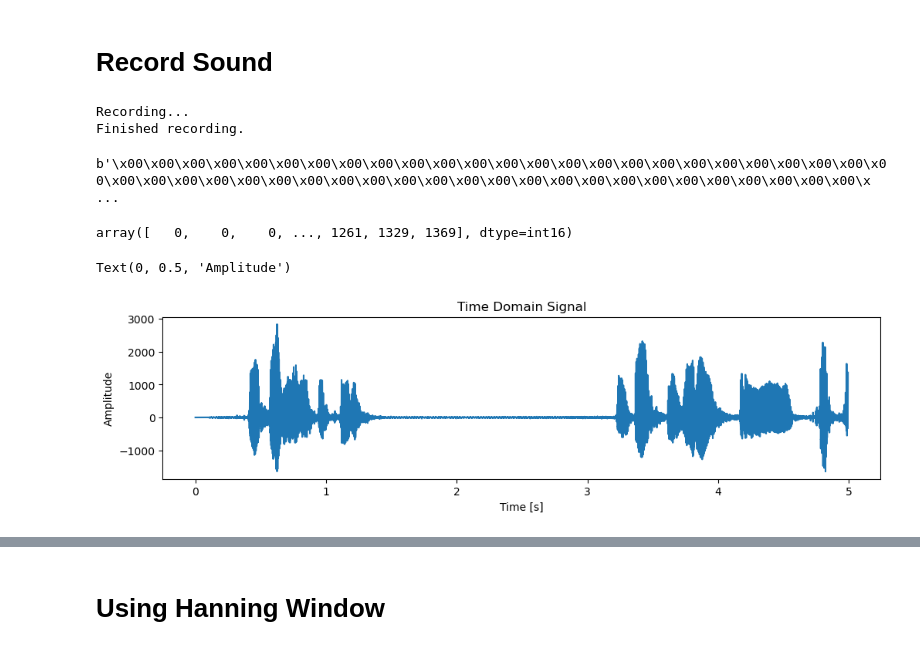
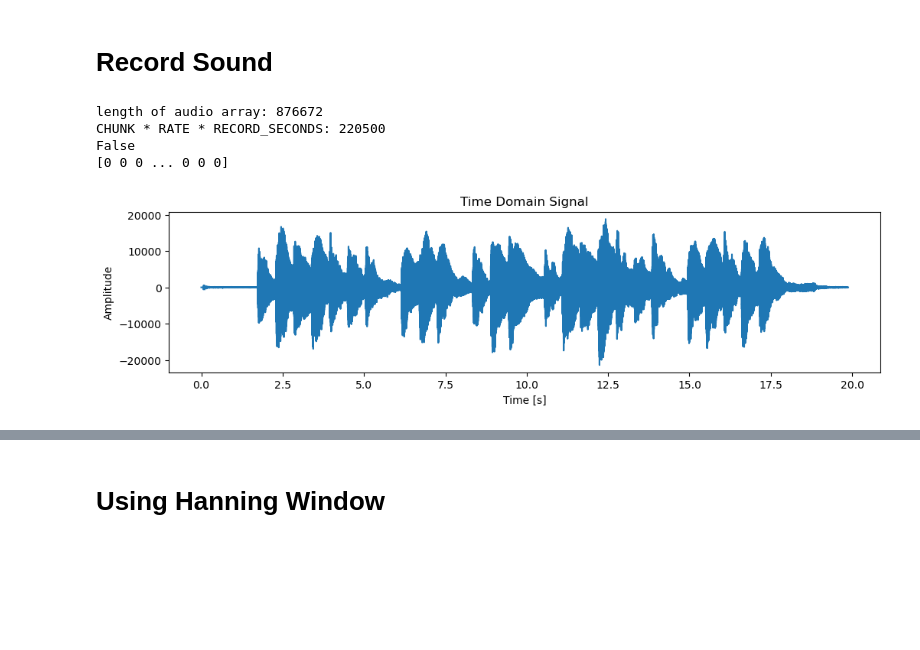
Before and after one commit to BacobaxUnitn/progetto_SIV, a Jupyter notebook: sound_study.ipynb, the cells around one changed output, grey strips where cells are left out. Drawn from its saved outputs; the diff is of its cells as text; code cells hidden in the pictures; blank space fills up the shorter version.

```diff
--- a/sound_study.ipynb
+++ b/sound_study.ipynb
@@ -53,33 +54,38 @@ def from_mp3(file_path):
     # Process the audio data in chunks as you would with live input
     frames = [raw_audio_data[i:i + CHUNK] for i in range(0, len(raw_audio_data), CHUNK)]
     return frames
-# %%
-#frames = from_mp3('/Users/francescobassignana/Downloads/VoglioTrapAnarty.mp3')
-frames = record_audio()
-# %% [output]
-Recording...
-Finished recording.
-# %%
-# Convert the byte data to numpy array
-#print(np.frombuffer(frames[0], dtype=np.int16))
-audio_data = b''.join(frames)
-audio_array = np.frombuffer(audio_data, dtype=np.int16)
-audio_array
-# %% [output]
-b'\x00\x00\x00\x00\x00\x00\x00\x00\x00\x00\x00\x00\x00\x00\x00\x00\x00\x00\x00\x00\x00\x00\x00\x00\x00\x00\x00\x00\x00\x00\x00\x00\x00\x00\x00\x00\x00\x00\x00\x00\x00\x00\x00\x00\x00\x00\x00\x00\x00\x ...
-array([   0,    0,    0, ..., 1261, 1329, 1369], dtype=int16)
+# %%
+frames = from_mp3('./utils/assets/test_SIV.mp3')
+#frames = record_audio()
+# %%
+
+
+audio_data = b''.join(frames)
+audio_array = np.frombuffer(audio_data, dtype=np.int16)
+
+print(f"length of audio array: {len(audio_array)}")
+print(f"CHUNK * RATE * RECORD_SECONDS: {RATE * RECORD_SECONDS}")
+print(len(audio_array) == RATE * RECORD_SECONDS)
+print(audio_array)
+# %% [output]
+length of audio array: 876672
+CHUNK * RATE * RECORD_SECONDS: 220500
+False
+[0 0 0 ... 0 0 0]
 # %%
 # Create a time axis for the time-domain plot
-time_axis = np.linspace(0, len(audio_array) / RATE, num=len(audio_array))
+def plot_signal(audio_signal):
 
-# Plot the time-domain signal
-plt.figure(figsize=(12, 6))
-plt.subplot(2, 1, 1)
-plt.plot(time_axis, audio_array)
-plt.title('Time Domain Signal')
-plt.xlabel('Time [s]')
-plt.ylabel('Amplitude')
+    time_axis = np.linspace(0, len(audio_signal) / RATE, num=len(audio_signal))
+    # Plot the time-domain signal
+    plt.figure(figsize=(12, 6))
+    plt.subplot(2, 1, 1)
+    plt.plot(time_axis, audio_array)
+    plt.title('Time Domain Signal')
+    plt.xlabel('Time [s]')
+    plt.ylabel('Amplitude')
+
+plot_signal(audio_array)
 # %% [output]
-Text(0, 0.5, 'Amplitude')
-[figure, old version]
+[figure, new version]
 # %%
```
Also changed, not shown: parts of 34 cells of this notebook, 2 other files.
